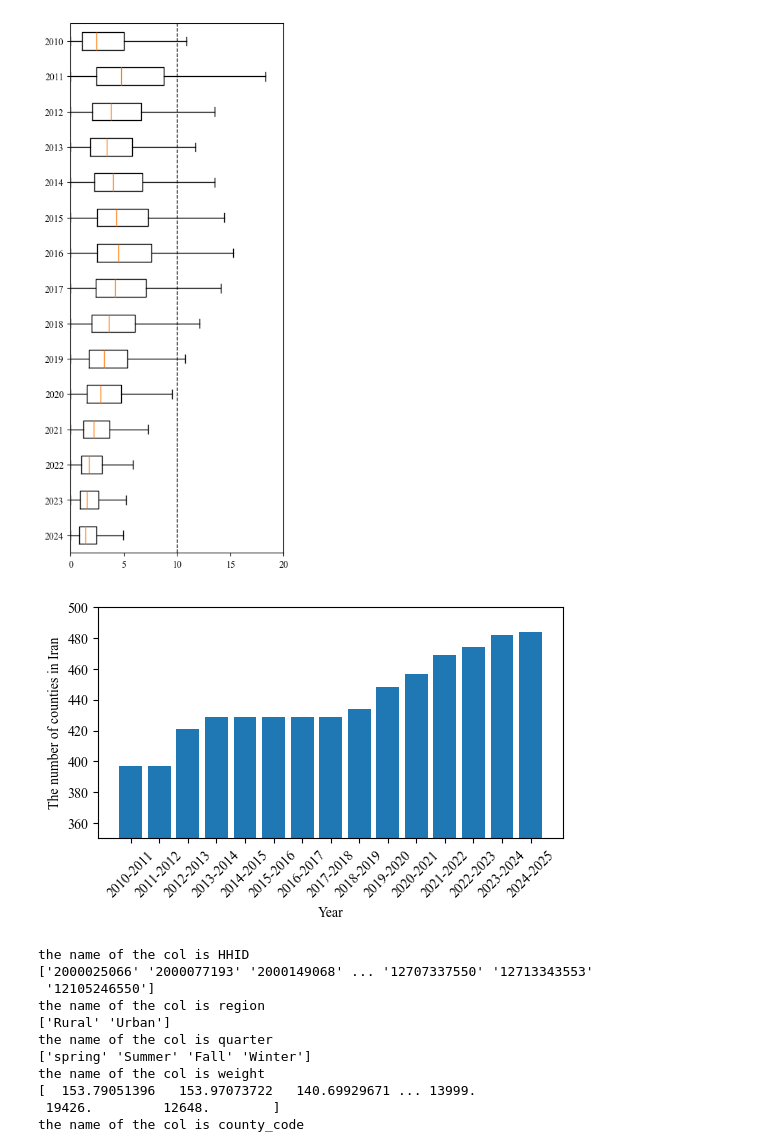
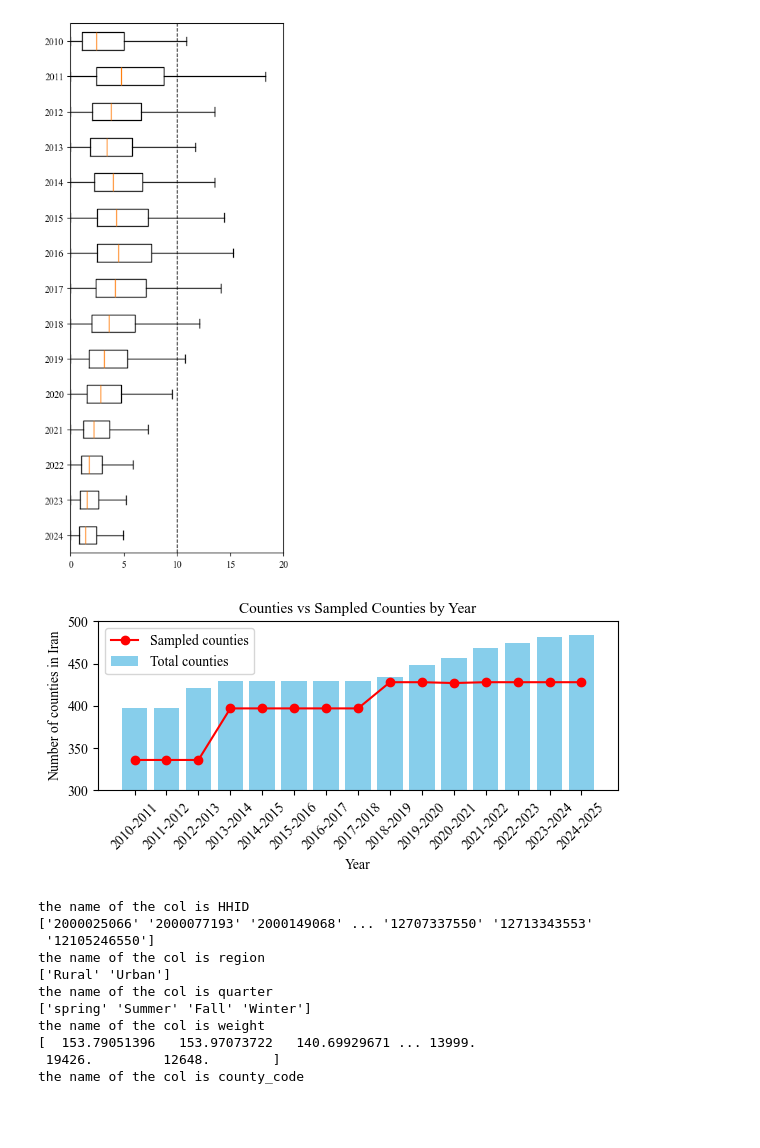
Before and after one commit to sinanarimani/energy-poverty, a Jupyter notebook: evaluation.ipynb, the cells around one changed output. Cells and saved outputs as stored; diff of their text form; code cells hidden in the pictures; blank space fills up the shorter version.

```diff
--- a/evaluation.ipynb
+++ b/evaluation.ipynb
@@ -308,35 +309,62 @@ plt.show()
 # %%
 list_ofColumns = [
     "2010-2011",
     "2011-2012",
     "2012-2013",
     "2013-2014",
     "2014-2015",
     "2015-2016",
     "2016-2017",
     "2017-2018",
     "2018-2019",
     "2019-2020",
     "2020-2021",
     "2021-2022",
     "2022-2023",
     "2023-2024",
     "2024-2025"
 ]
 num_counties = [
     397,397,421,429,429,429,429,429,434,448,457,469,474,482,484
 ]
+num_sampled_counties = [
+    336,
+    336,
+    336,
+    397,
+    397,
+    397,
+    397,
+    397,
+    428,
+    428,
+    427,
+    428,
+    428,
+    428,
+    428
+]
+fig, ax = plt.subplots(figsize=(6, 3))
 
-plt.figure(figsize=(6, 3))
-plt.bar(list_ofColumns, num_counties)
-plt.ylim(350, 500)
-plt.xticks(fontsize=10, rotation = 45)
+# Bar chart
+ax.bar(list_ofColumns, num_counties, color="skyblue", label="Total counties")
+
+# Line chart on same y-axis
+ax.plot(list_ofColumns, num_sampled_counties, color="red", marker='o', label="Sampled counties")
+
+# Labels and limits
+ax.set_ylim(300, 500)
+ax.set_xlabel("Year", fontsize=10)
+ax.set_ylabel("Number of counties in Iran", fontsize=10)
+ax.legend(loc="upper left")
+
+plt.xticks(fontsize=10, rotation=45)
 plt.yticks(fontsize=10)
-plt.xlabel("Year", fontsize = 10)
-plt.ylabel("The number of counties in Iran", fontsize = 10)
+plt.title("Counties vs Sampled Counties by Year", fontsize=11)
+plt.tight_layout()
 plt.show()
 # %% [output]
-[figure, old version]
+[figure, new version]
 # %%
 for col in data.columns:
     print(f"the name of the col is {col}")
```
Also changed, not shown: parts of 9 cells of this notebook.
